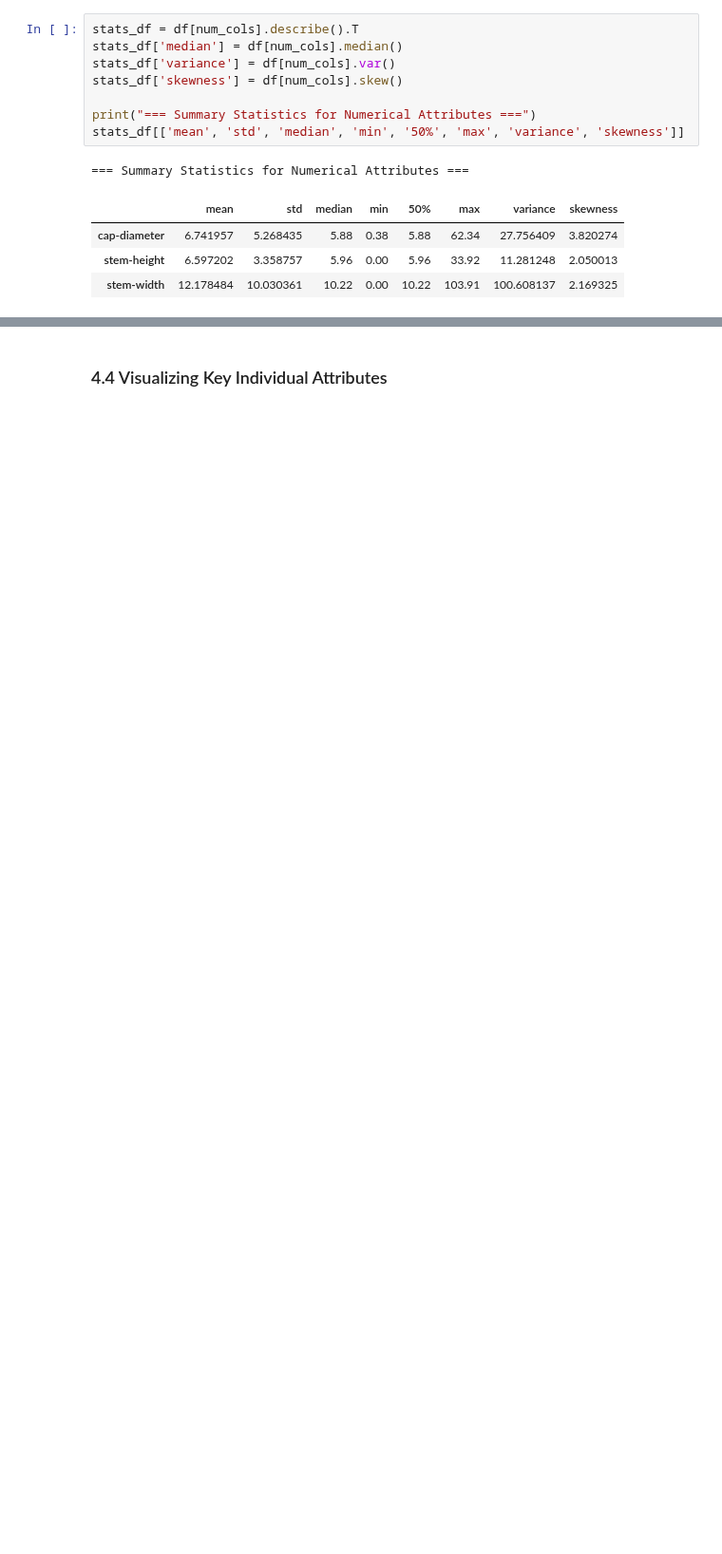
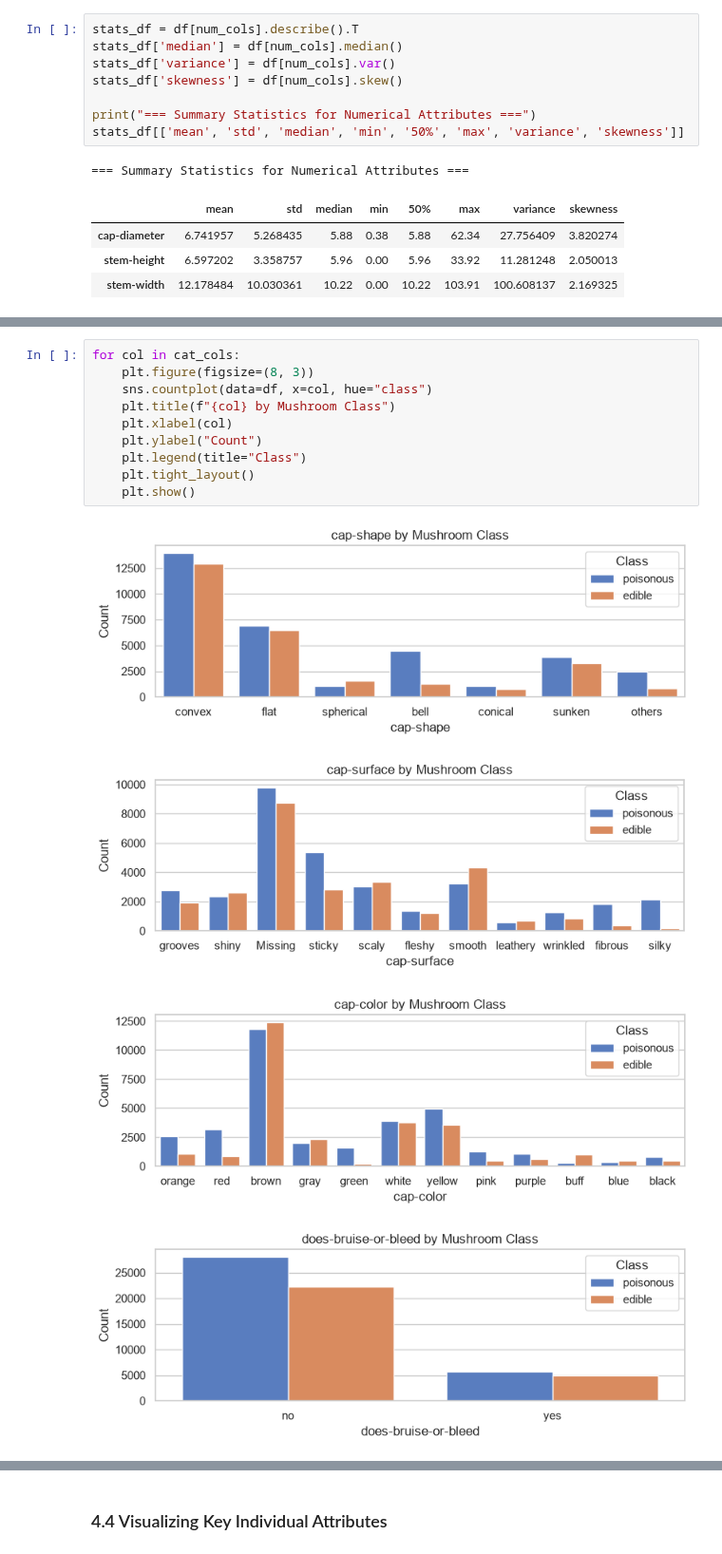
Before and after one commit to joshtsamuel41/7331-AI-1-Group-Project, a Jupyter notebook: Final Lab 1.ipynb, the cells around one changed output, grey strips where cells are left out. Shown at 95% size. Saved outputs shown, nothing was run; the diff lists cells and outputs as text; blank space fills up the shorter version.

```diff
--- a/Final Lab 1.ipynb
+++ b/Final Lab 1.ipynb
@@ -257,0 +305,15 @@ These summary statistics are significant to our analysis, because they establish
+# %%
+for col in cat_cols:
+    plt.figure(figsize=(8, 3))
+    sns.countplot(data=df, x=col, hue="class")
+    plt.title(f"{col} by Mushroom Class")
+    plt.xlabel(col)
+    plt.ylabel("Count")
+    plt.legend(title="Class")
+    plt.tight_layout()
+    plt.show()
+# %% [output]
+[figure, added]
+[figure, added]
+[figure, added]
+[figure, added]
```
Also changed, not shown: parts of 29 cells of this notebook.
